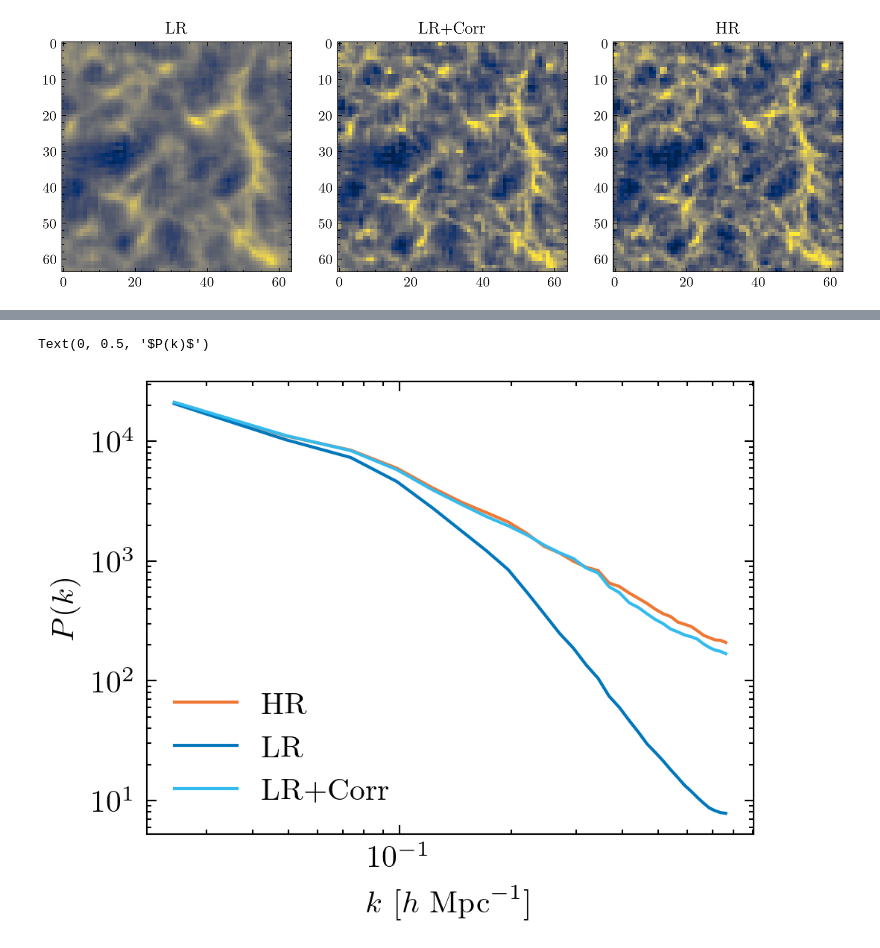
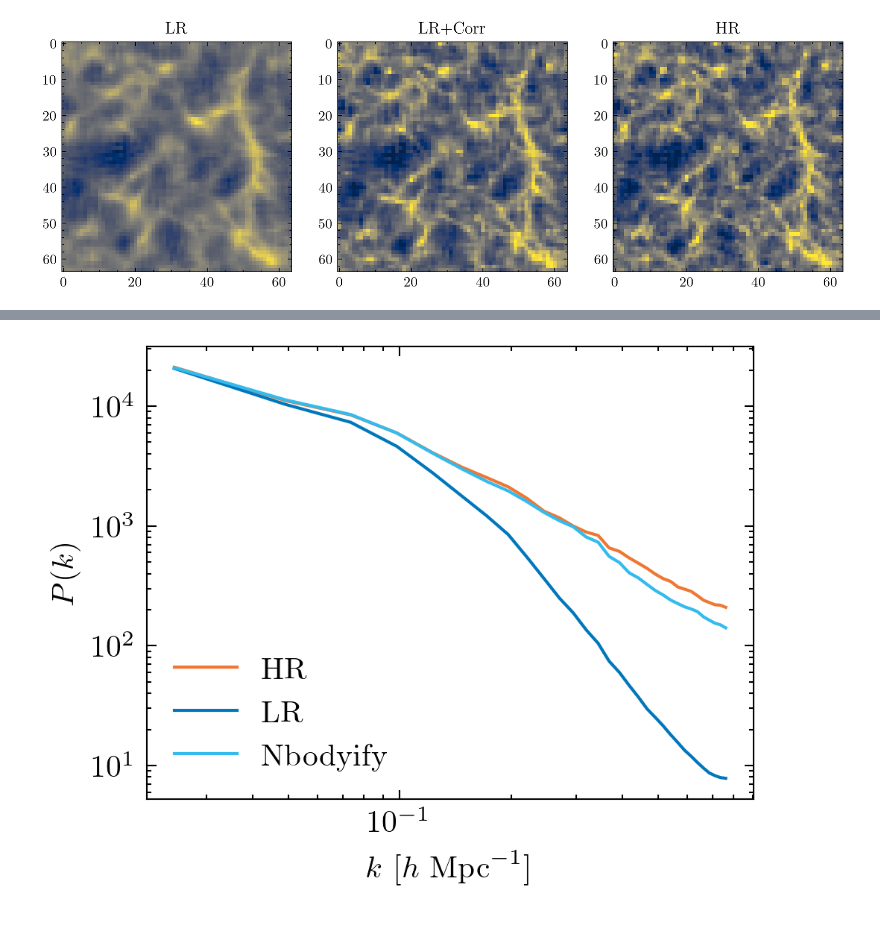
Before and after one commit to florpi/JaxPM, a Jupyter notebook: pm2nbody/notebooks/EDA_model.ipynb, the cells around one changed output, grey strips where cells are left out. Saved outputs shown, nothing was run; the diff lists cells and outputs as text; code cells hidden in the pictures.

```diff
--- a/pm2nbody/notebooks/EDA_model.ipynb
+++ b/pm2nbody/notebooks/EDA_model.ipynb
@@ -157,13 +270,14 @@ k, pk_hr = power_spectrum(
 # %%
 plt.loglog(k,pk_hr, label='HR')
 c_lr = plt.loglog(k,pk_lr, label='LR')
-c_pred = plt.loglog(k,pk_pred, label='LR+Corr')
+c_pred = plt.loglog(k,pk_pred, label='Nbodyify')
 plt.legend()
 plt.xlabel(r"$k$ [$h \ \mathrm{Mpc}^{-1}$]")
 plt.ylabel(r"$P(k)$")
+plt.savefig('figures/png/pk_z0.png',dpi=600, bbox_inches="tight")
+plt.savefig('figures/pdf/pk_z0.pdf', bbox_inches="tight")
 # %% [output]
-Text(0, 0.5, '$P(k)$')
-[figure, old version]
+[figure, new version]
 # %%
 plt.axhline(y=0, linestyle='dashed', color='black')
 plt.semilogx(k,pk_lr/pk_hr-1., label='LR', color=c_lr[0].get_color())
```
Also changed, not shown: parts of 37 cells of this notebook, 6 other files.
